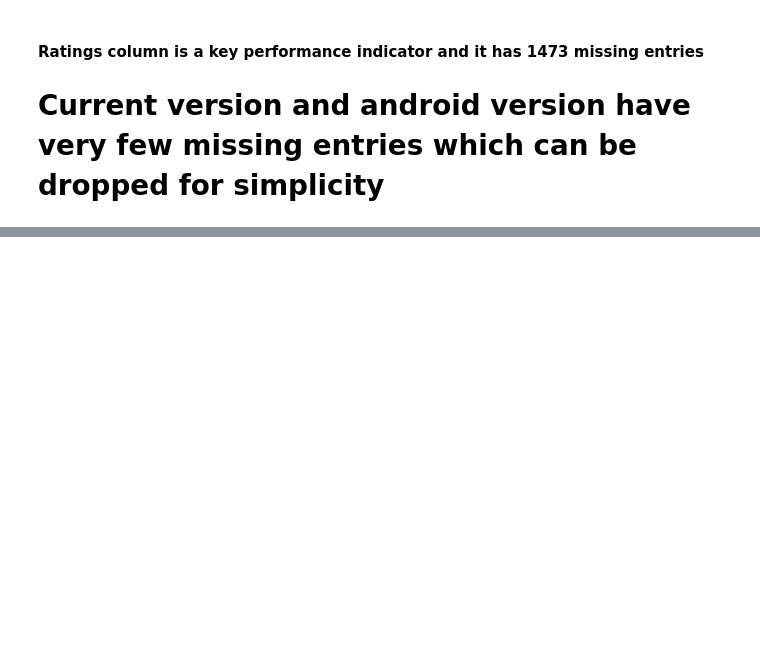
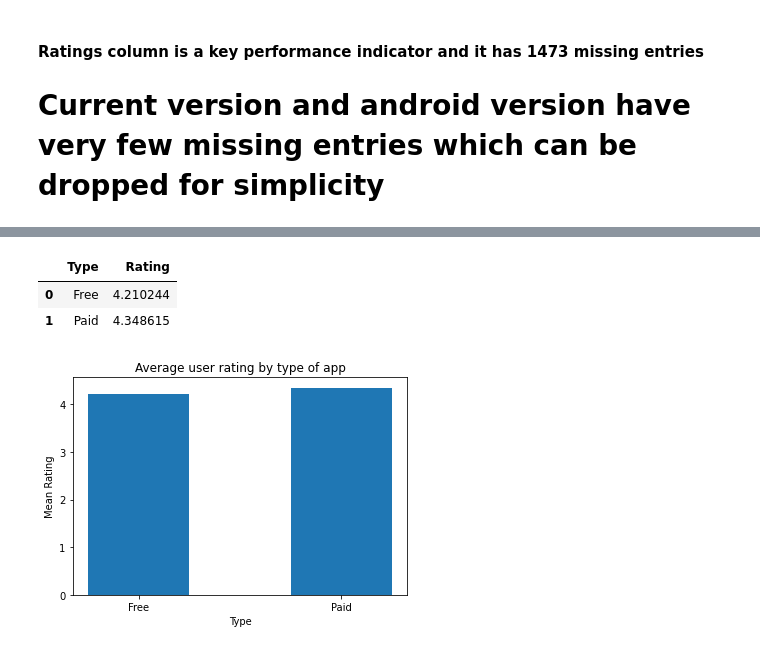
Before and after one commit to Nandeesh-U/EDA_google_play_store_app_data, a Jupyter notebook: Team_Notebook_EDA_CAPSTONE.ipynb, the cells around one changed output, grey strips where cells are left out. Saved outputs shown, nothing was run; the diff lists cells and outputs as text; code cells hidden in the pictures; blank space fills up the shorter version.

```diff
--- a/Team_Notebook_EDA_CAPSTONE.ipynb
+++ b/Team_Notebook_EDA_CAPSTONE.ipynb
@@ -478,0 +524,16 @@ app_df = app_df[~((app_df['Current Ver'].isnull())|(app_df['Android Ver'].isnull
+# %%
+mean_rating_by_type = app_df[app_df['Reviews']>=100].groupby(by = 'Type')[['Rating','Installs']].mean().reset_index()
+mean_rating_by_type
+# %% [output]
+|  | Type | Rating |
+| 0 | Free | 4.210244 |
+| 1 | Paid | 4.348615 |
+# %%
+#mean_rating_by_type.plot(kind='bar')
+plt.bar(x=mean_rating_by_type['Type'],height=mean_rating_by_type['Rating'],width=0.5)
+plt.xlabel('Type')
+plt.ylabel('Mean Rating')
+plt.title('Average user rating by type of app')
+plt.show()
+# %% [output]
+[figure, added]
```
Also changed, not shown: parts of 77 cells of this notebook.
